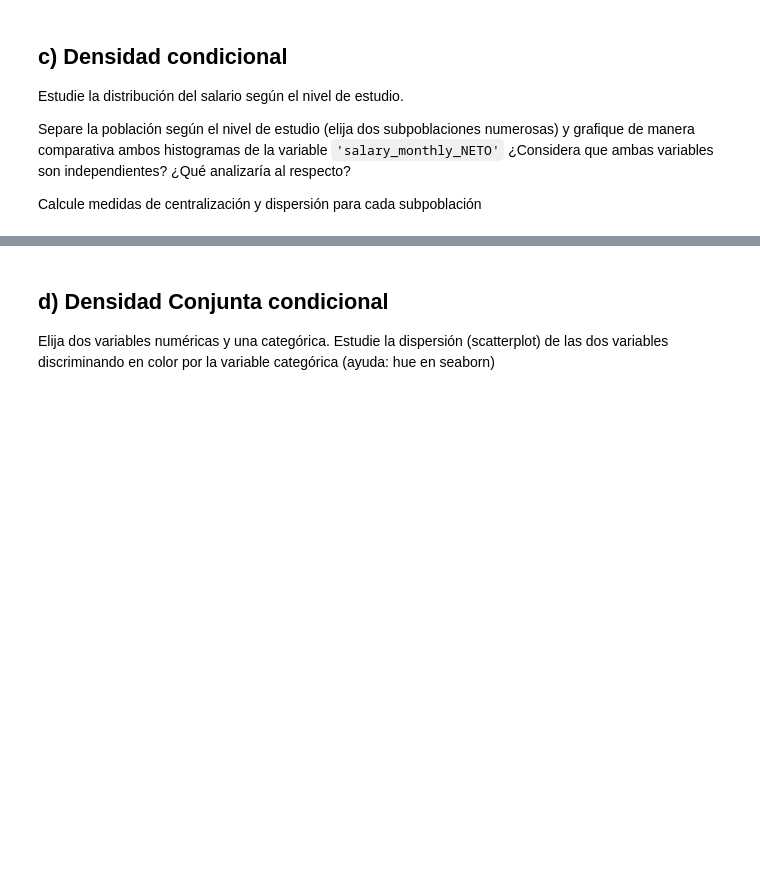
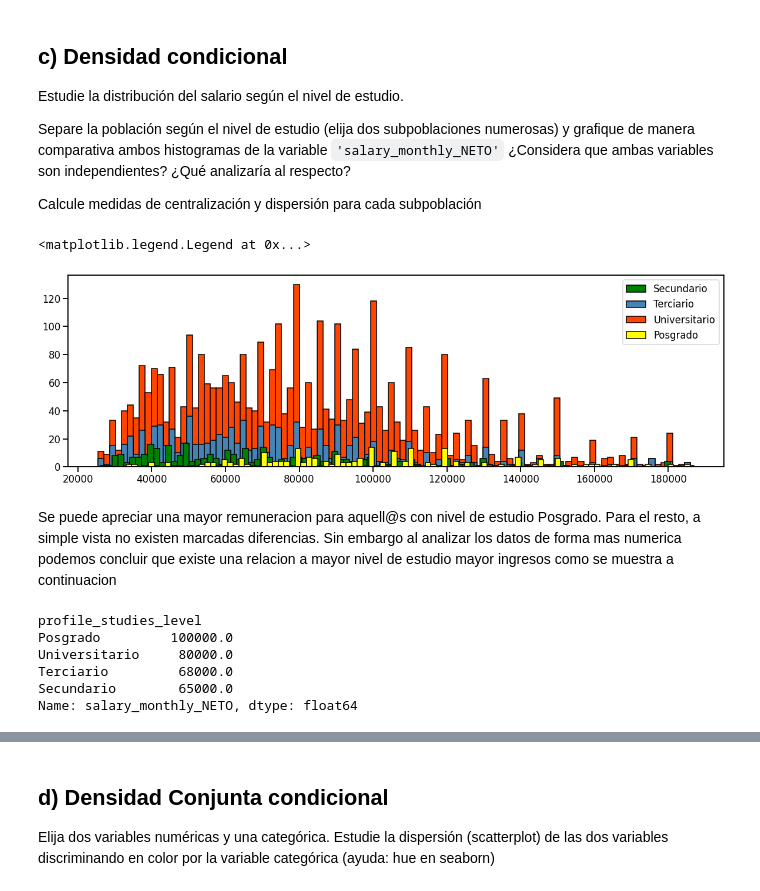
Before and after one commit to ekocian/diplodatos-g10, a Jupyter notebook: ayvd/Grupo_10_AyVD_Entregable_Parte_1.ipynb, the cells around one changed output, grey strips where cells are left out. Cells and saved outputs as stored; diff of their text form; code cells hidden in the pictures; blank space fills up the shorter version.

```diff
--- a/ayvd/Grupo_10_AyVD_Entregable_Parte_1.ipynb
+++ b/ayvd/Grupo_10_AyVD_Entregable_Parte_1.ipynb
@@ -346,3 +387,39 @@ Separe la población según el nivel de estudio (elija dos subpoblaciones numero
 ¿Qué analizaría al respecto?
 
 Calcule medidas de centralización y dispersión para cada subpoblación
+# %%
+# para realizar una analisis de salarios vs una variable categorica con pocas opciones,
+# podemos optar nuevamente por un histograma conjunto
+# tomamos las subpoblaciones mas frecuente visualizadas en el inciso a
+plt.figure(figsize=(20, 6))
+sorted_studies_levels = ['Secundario', 'Terciario', 'Universitario', 'Posgrado']
+color_study_level = ['green', 'steelblue', 'orangered', 'yellow']
+
+plt.hist(data=filtered_df[filtered_df.profile_studies_level.isin([sorted_studies_levels[2]])].sort_values(by=['salary_monthly_NETO']), x=salary_col,
+                color=color_study_level[2],bins=100,edgecolor="black")
+plt.hist(data=filtered_df[filtered_df.profile_studies_level.isin([sorted_studies_levels[1]])].sort_values(by=['salary_monthly_NETO']), x=salary_col,
+                color=color_study_level[1],bins=100,edgecolor="black")
+plt.hist(data=filtered_df[filtered_df.profile_studies_level.isin([sorted_studies_levels[0]])].sort_values(by=['salary_monthly_NETO']), x=salary_col,
+                color=color_study_level[0],bins=100,edgecolor="black")
+plt.hist(data=filtered_df[filtered_df.profile_studies_level.isin([sorted_studies_levels[3]])].sort_values(by=['salary_monthly_NETO']), x=salary_col,
+                color=color_study_level[3],bins=100,edgecolor="black")
+plt.ticklabel_format(style='plain', axis='x')
+
+from matplotlib.patches import Rectangle
+handles = [Rectangle((0,0),1,1,color=c,ec="k") for c in color_study_level]
+plt.legend(handles,sorted_studies_levels)
+# %% [output]
+<matplotlib.legend.Legend at 0x...>
+[figure, added]
+# %% [markdown]
+Se puede apreciar una mayor remuneracion para aquell@s con nivel de estudio Posgrado. Para el resto, a simple vista no existen marcadas diferencias. Sin embargo al analizar los datos de forma mas numerica podemos concluir que existe una relacion a mayor nivel de estudio mayor ingresos como se muestra a continuacion
+# %%
+filtered_df_estudio = df[df.profile_studies_level.isin(sorted_studies_levels)]
+filtered_df_estudio.groupby('profile_studies_level').median().salary_monthly_NETO.sort_values(ascending=False)
+# %% [output]
+profile_studies_level
+Posgrado         100000.0
+Universitario     80000.0
+Terciario         68000.0
+Secundario        65000.0
+Name: salary_monthly_NETO, dtype: float64
```
Also changed, not shown: parts of 7 cells of this notebook.
